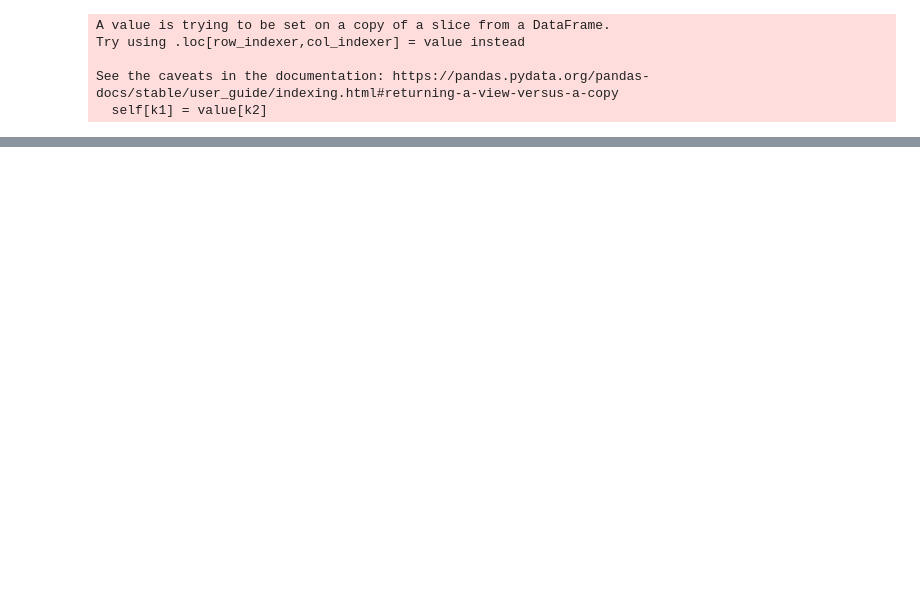
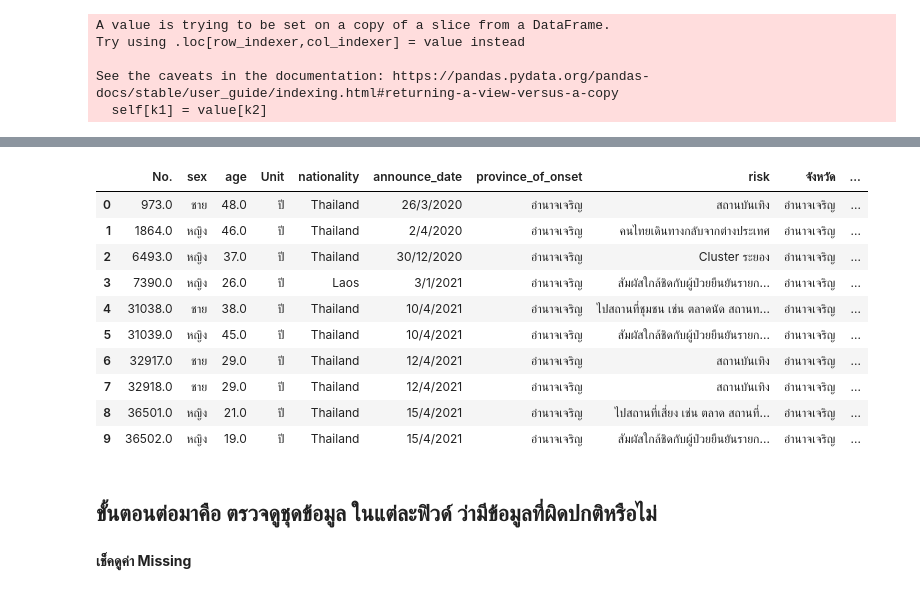
Before and after one commit to team0243/data_viz_2022, a Jupyter notebook: Project.ipynb, the cells around one changed output, grey strips where cells are left out. Saved outputs shown, nothing was run; the diff lists cells and outputs as text; code cells hidden in the pictures; blank space fills up the shorter version.

```diff
--- a/Project.ipynb
+++ b/Project.ipynb
@@ -212,0 +427,3 @@ data_p1
+# %%
+data_Th = pd.DataFrame(data_list)
+data_Th
@@ -212,0 +448,3 @@ data_p1
+# %%
+Table1_data = data_c[['No.','sex','age','Unit','nationality']] #ตารางแรกเลือกเอาเฉพาะฟิวด์ No.','sex','age',Unit','nationality
+Table1_data.head() #ดูแถวด้านบน 5 แถวแรก
@@ -212,0 +483,19 @@ data_p1
+# %%
+data_cl = Table3_data.merge(data_Th,how='right',left_on = 'province_of_onset',right_on = 'จังหวัด')
+data_cl.head(10)
+# %% [output]
+|  | No. | sex | age | Unit | nationality | announce_date | province_of_onset | risk | จังหวัด | ... |
+| 0 | 973.0 | ชาย | 48.0 | ปี | Thailand | 26/3/2020 | อำนาจเจริญ | สถานบันเทิง | อำนาจเจริญ | ... |
+| 1 | 1864.0 | หญิง | 46.0 | ปี | Thailand | 2/4/2020 | อำนาจเจริญ | คนไทยเดินทางกลับจากต่างประเทศ | อำนาจเจริญ | ... |
+| 2 | 6493.0 | หญิง | 37.0 | ปี | Thailand | 30/12/2020 | อำนาจเจริญ | Cluster ระยอง | อำนาจเจริญ | ... |
+| 3 | 7390.0 | หญิง | 26.0 | ปี | Laos | 3/1/2021 | อำนาจเจริญ | สัมผัสใกล้ชิดกับผู้ป่วยยืนยันรายก... | อำนาจเจริญ | ... |
+| 4 | 31038.0 | ชาย | 38.0 | ปี | Thailand | 10/4/2021 | อำนาจเจริญ | ไปสถานที่ชุมชน เช่น ตลาดนัด สถานท... | อำนาจเจริญ | ... |
+| 5 | 31039.0 | หญิง | 45.0 | ปี | Thailand | 10/4/2021 | อำนาจเจริญ | สัมผัสใกล้ชิดกับผู้ป่วยยืนยันรายก... | อำนาจเจริญ | ... |
+| 6 | 32917.0 | ชาย | 29.0 | ปี | Thailand | 12/4/2021 | อำนาจเจริญ | สถานบันเทิง | อำนาจเจริญ | ... |
+| 7 | 32918.0 | ชาย | 29.0 | ปี | Thailand | 12/4/2021 | อำนาจเจริญ | สถานบันเทิง | อำนาจเจริญ | ... |
+| 8 | 36501.0 | หญิง | 21.0 | ปี | Thailand | 15/4/2021 | อำนาจเจริญ | ไปสถานที่เสี่ยง เช่น ตลาด สถานที่... | อำนาจเจริญ | ... |
+| 9 | 36502.0 | หญิง | 19.0 | ปี | Thailand | 15/4/2021 | อำนาจเจริญ | สัมผัสใกล้ชิดกับผู้ป่วยยืนยันรายก... | อำนาจเจริญ | ... |
+# %% [markdown]
+## ขั้นตอนต่อมาคือ ตรวจดูชุดข้อมูล ในแต่ละฟิวด์ ว่ามีข้อมูลที่ผิดปกติหรือไม่
+# %% [markdown]
+**เช็คดูค่า Missing**
```
Also changed, not shown: parts of 36 cells of this notebook.
